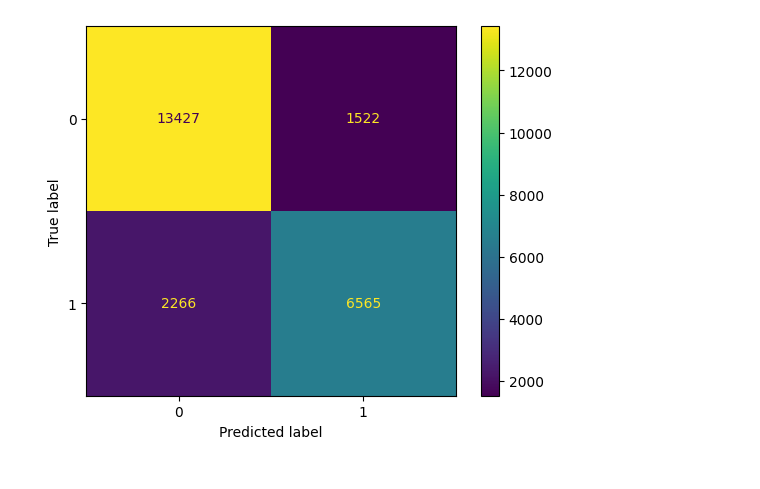
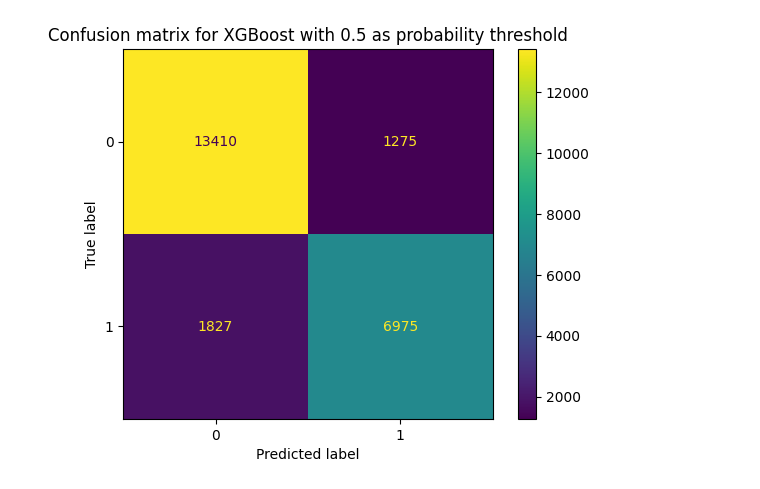
Before and after one commit to promitdutta-biz/data_analyst_projects, a Jupyter notebook: Hotel_Bookings_XGBoost_Classification_new.ipynb, the cells around one changed output. Cells and saved outputs as stored; diff of their text form; code cells hidden in the pictures.

```diff
--- a/Hotel_Bookings_XGBoost_Classification_new.ipynb
+++ b/Hotel_Bookings_XGBoost_Classification_new.ipynb
@@ -319,2 +691,0 @@ random_search=RandomizedSearchCV(clf,param_distributions=params,n_iter=5,
-# %%
-random_search.fit(OHE_X,y)
@@ -401,0 +878,9 @@ shap_values = explainer(X_test)
+# %%
+clf = random_search.best_estimator_
+
+clf.fit(X_train, y_train)
+predictions = clf.predict(X_test)
+cm = confusion_matrix(y_test, predictions, labels=clf.classes_)
+disp = ConfusionMatrixDisplay(confusion_matrix=cm,display_labels=clf.classes_)
+disp.plot()
+plt.show()
@@ -401,0 +988,20 @@ shap_values = explainer(X_test)
+# %%
+clf=xgboost.XGBClassifier()
+params={
+ "learning_rate"    : [i for i in np.arange(0.2,0.8,0.1)] ,
+ "max_depth"        : [ i for i in range(2,6)],
+ "min_child_weight" : [ 1, 3, 5, 7 ],
+ "gamma"            : [ 0.2 , 0.3, 0.4 ],
+ "colsample_bytree" : [ 0.3, 0.4, 0.5 , 0.7 ],
+ "booster"          : ['gbtree', 'dart'],
+ "eval_metric"      : ['rmse', 'rmsle','logloss', 'auc', 'aucpr']
+}
+
+random_search=RandomizedSearchCV(clf,param_distributions=params,n_iter=5,
+                                 random_state = 1,
+                                 n_jobs=-1,cv=5,verbose=3,
+                                 return_train_score=True,
+                                 error_score='raise')
+random_search.fit(X_train,y_train)
+pd.DataFrame(random_search.cv_results_).to_csv('param.csv')
+clf = random_search.best_estimator_
@@ -401,0 +1017,7 @@ shap_values = explainer(X_test)
+# %%
+%matplotlib inline
+from xgboost import XGBClassifier, plot_importance
+#clf= random_search.best_estimator_
+fit = clf.fit(X_train, y_train)
+plot_importance(fit, max_num_features=10)
+plt.show()
@@ -425,13 +1045,10 @@ XGBClassifier(base_score=None, booster='gbtree', callbacks=None,
 # %%
-import matplotlib.pyplot as plt
-from sklearn.metrics import confusion_matrix
-from sklearn.metrics import ConfusionMatrixDisplay
-
 predictions = clf.predict(X_test)
 cm = confusion_matrix(y_test, predictions, labels=clf.classes_)
 disp = ConfusionMatrixDisplay(confusion_matrix=cm,display_labels=clf.classes_)
 disp.plot()
+plt.title('Confusion matrix for XGBoost with 0.5 as probability threshold')
 plt.show()
 # %% [output]
-[figure, old version]
+[figure, new version]
 # %%
```
Also changed, not shown: parts of 137 cells of this notebook.
